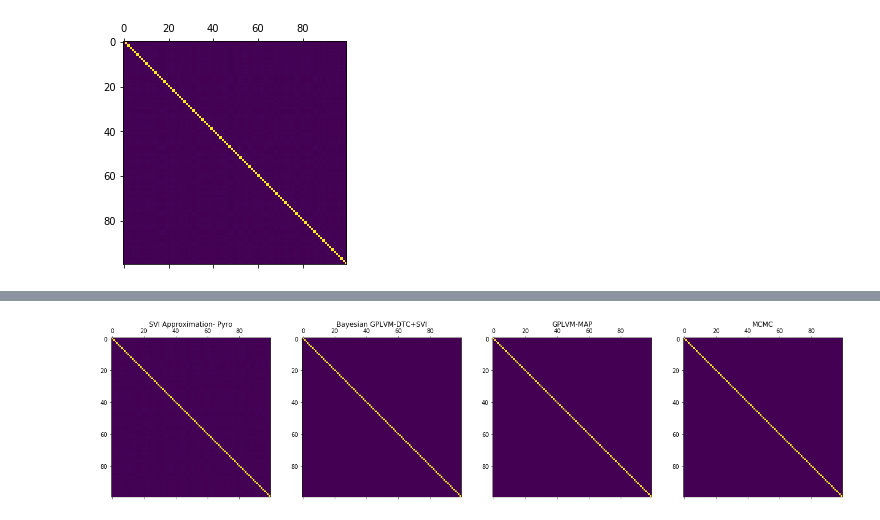
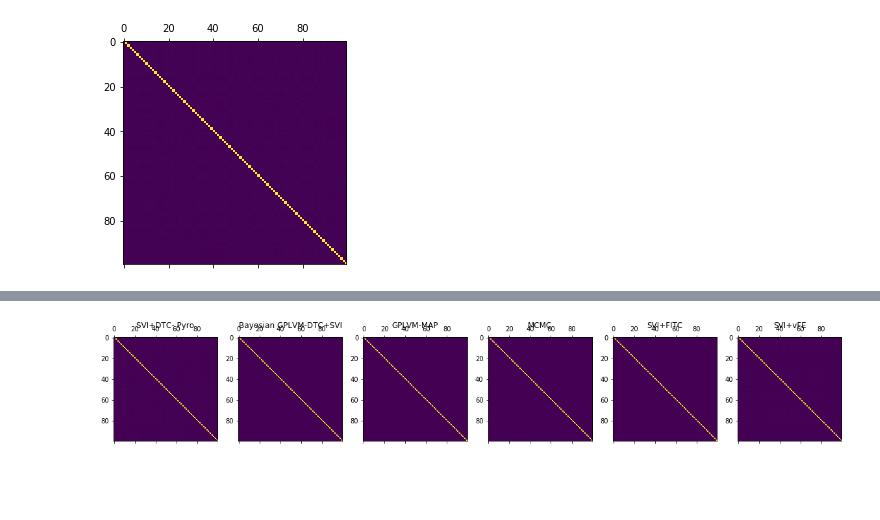
Before and after one commit to aneeqr/Thesis, a Jupyter notebook: Code/Notebooks/DR/Oil Data set Analysis Final.ipynb, the cells around one changed output, grey strips where cells are left out. Saved outputs shown, nothing was run; the diff lists cells and outputs as text; code cells hidden in the pictures; blank space fills up the shorter version.

```diff
--- a/Code/Notebooks/DR/Oil Data set Analysis Final.ipynb
+++ b/Code/Notebooks/DR/Oil Data set Analysis Final.ipynb
@@ -1059,18 +1060,24 @@ plt.show()
 # %%
 fig.
 # %%
-fig, ax = plt.subplots(1, 4, figsize=(31, 11))
+fig, ax = plt.subplots(1, 6, figsize=(89, 90))
 ax[0].matshow(K)
-ax[0].set_title('SVI Approximation- Pyro')
+ax[0].set_title('SVI+DTC- Pyro')
 ax[1].matshow(Kff)
 ax[1].set_title('Bayesian GPLVM-DTC+SVI')
 ax[2].matshow(K_g)
 ax[2].set_title('GPLVM-MAP')
 ax[3].matshow(K_mcmc)
 ax[3].set_title('MCMC')
-plt.subplots_adjust(bottom=0.6, right=0.7, top=1)
+ax[4].matshow(K2)
+ax[4].set_title('SVI+FITC')
+ax[5].matshow(K3)
+ax[5].set_title('SVI+vFE')
+
+
+plt.subplots_adjust(bottom=9.1, right=0.3, top=10)
 # %% [output]
-[figure, old version]
+[figure, new version]
 # %%
 def psisloo(log_lik, **kwargs):
     r"""PSIS leave-one-out log predictive densities.
```
Also changed, not shown: parts of 1 cell of this notebook.
